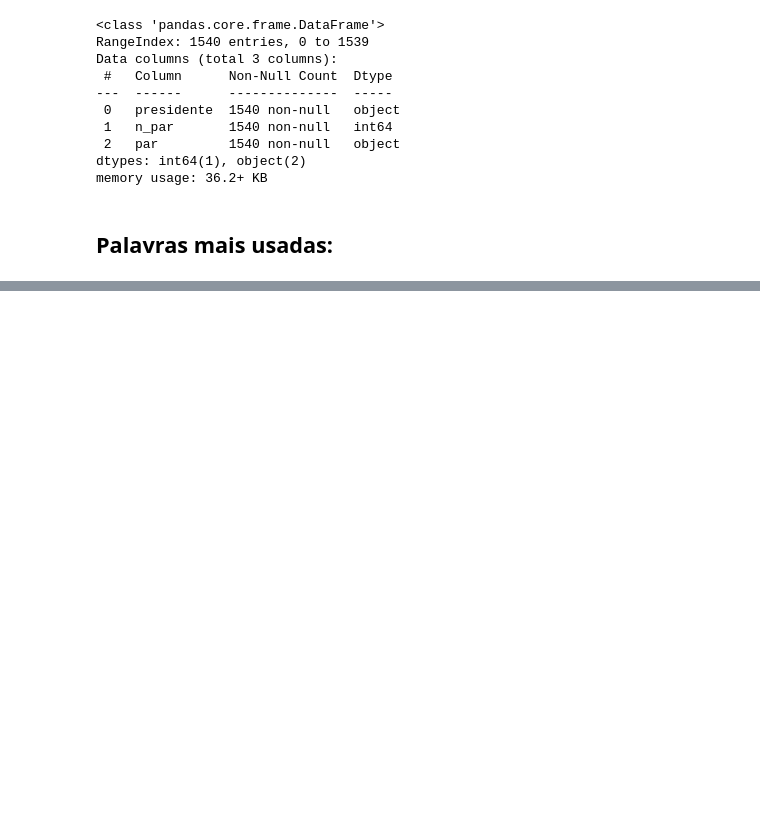
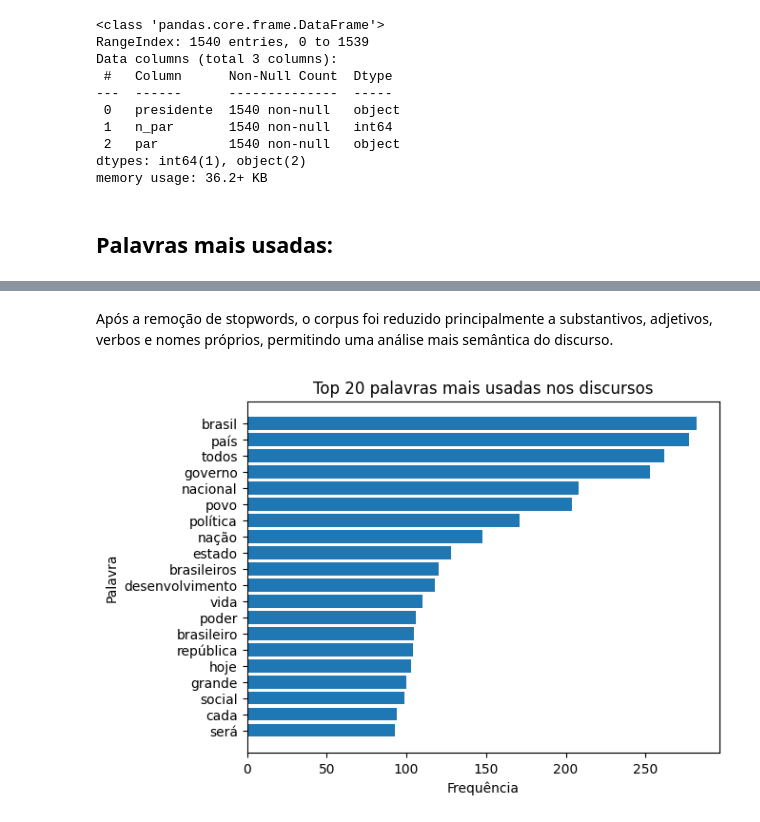
Before and after one commit to PhysicTeacherCode/Brazil-President-s-Speeches-Analysis, a Jupyter notebook: notebooks/01-exploratory.ipynb, the cells around one changed output, grey strips where cells are left out. Saved outputs shown, nothing was run; the diff lists cells and outputs as text; code cells hidden in the pictures; blank space fills up the shorter version.

```diff
--- a/notebooks/01-exploratory.ipynb
+++ b/notebooks/01-exploratory.ipynb
@@ -85,0 +104,49 @@ df.head(10)
+# %% [markdown]
+Após a remoção de stopwords, o corpus foi reduzido principalmente a substantivos, adjetivos, verbos e nomes próprios, permitindo uma análise mais semântica do discurso.
+# %%
+STOPWORDS_PT = {
+    # Artigos
+    "a", "o", "as", "os", "um", "uma", "uns", "umas",
+
+    # Preposições
+    "de", "do", "da", "dos", "das",
+    "em", "no", "na", "nos", "nas",
+    "por", "pelo", "pela", "pelos", "pelas",
+    "para", "com", "sem", "sobre", "entre", "até", "após", "desde",
+
+    # Pronomes
+    "que", "quem", "qual", "quais",
+    "se", "sua", "seu", "suas", "seus",
+    "lhe", "lhes", "me", "te", "nos", "vos",
+    "este", "esta", "estes", "estas",
+    "esse", "essa", "esses", "essas",
+    "aquele", "aquela", "aqueles", "aquelas",
+
+    # Conjunções
+    "e", "ou", "mas", "porém", "todavia", "contudo",
+    "porque", "pois", "logo", "portanto", "entretanto",
+
+    # Advérbios funcionais
+    "não", "sim", "já", "ainda", "sempre", "nunca",
+    "muito", "pouco", "mais", "menos", "tão", "como",
+
+    # Verbos auxiliares / muito frequentes
+    "ser", "é", "era", "são", "foi", "foram",
+    "estar", "está", "estão", "estava",
+    "ter", "tem", "têm", "tinha",
+    "haver", "há",
+
+    # Outros conectivos comuns
+    "ao", "à", "às", "aos",
+    "isso", "isto", "aquilo"
+
+    # Outros palavras obsoletas
+    "todos", "todas", "nossa", "nosso", "meu", "s", "minha",
+    "também", "só", "nossos", "nossas"
+}
+
+df_clean = df[~df["palavra"].isin(STOPWORDS_PT)]
+
+plot_top_words(df_clean.head(20),"Top 20 palavras mais usadas nos discursos")
+# %% [output]
+[figure, added]
```
Also changed, not shown: parts of 3 cells of this notebook.
